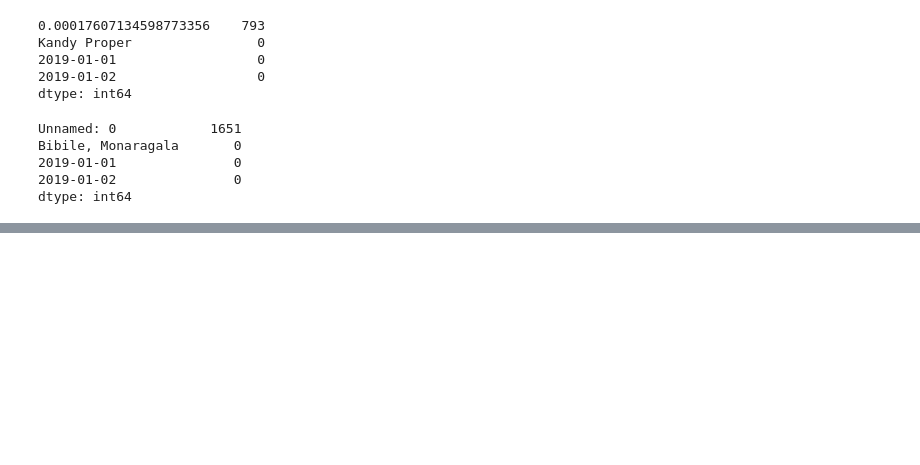
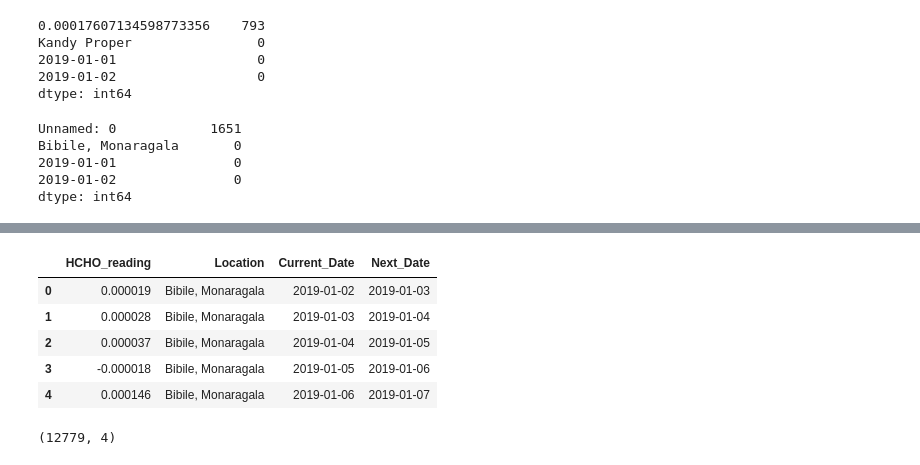
Before and after one commit to Lafri-13/Analysing-Tropospheric-Formaldehyde-HCHO-gas-in-Sri-Lanka, a Jupyter notebook: Analysis_HCHO.ipynb, the cells around one changed output, grey strips where cells are left out. Cells and saved outputs as stored; diff of their text form; code cells hidden in the pictures; blank space fills up the shorter version.

```diff
--- a/Analysis_HCHO.ipynb
+++ b/Analysis_HCHO.ipynb
@@ -150,0 +196,17 @@ dtype: int64
+# %%
+# naming the columns
+df_mon_kur_jaf.columns = ['HCHO_reading', 'Location', 'Current_Date', 'Next_Date']
+df_mon_kur_jaf.head()
+# %% [output]
+|  | HCHO_reading | Location | Current_Date | Next_Date |
+| 0 | 0.000019 | Bibile, Monaragala | 2019-01-02 | 2019-01-03 |
+| 1 | 0.000028 | Bibile, Monaragala | 2019-01-03 | 2019-01-04 |
+| 2 | 0.000037 | Bibile, Monaragala | 2019-01-04 | 2019-01-05 |
+| 3 | -0.000018 | Bibile, Monaragala | 2019-01-05 | 2019-01-06 |
+| 4 | 0.000146 | Bibile, Monaragala | 2019-01-06 | 2019-01-07 |
+# %%
+# Merging all datasets
+df_sl_cities = pd.concat([df_col_mat_nuw, df_kan, df_mon_kur_jaf], axis=0)
+df_sl_cities.shape
+# %% [output]
+(12779, 4)
```
Also changed, not shown: parts of 7 cells of this notebook.
